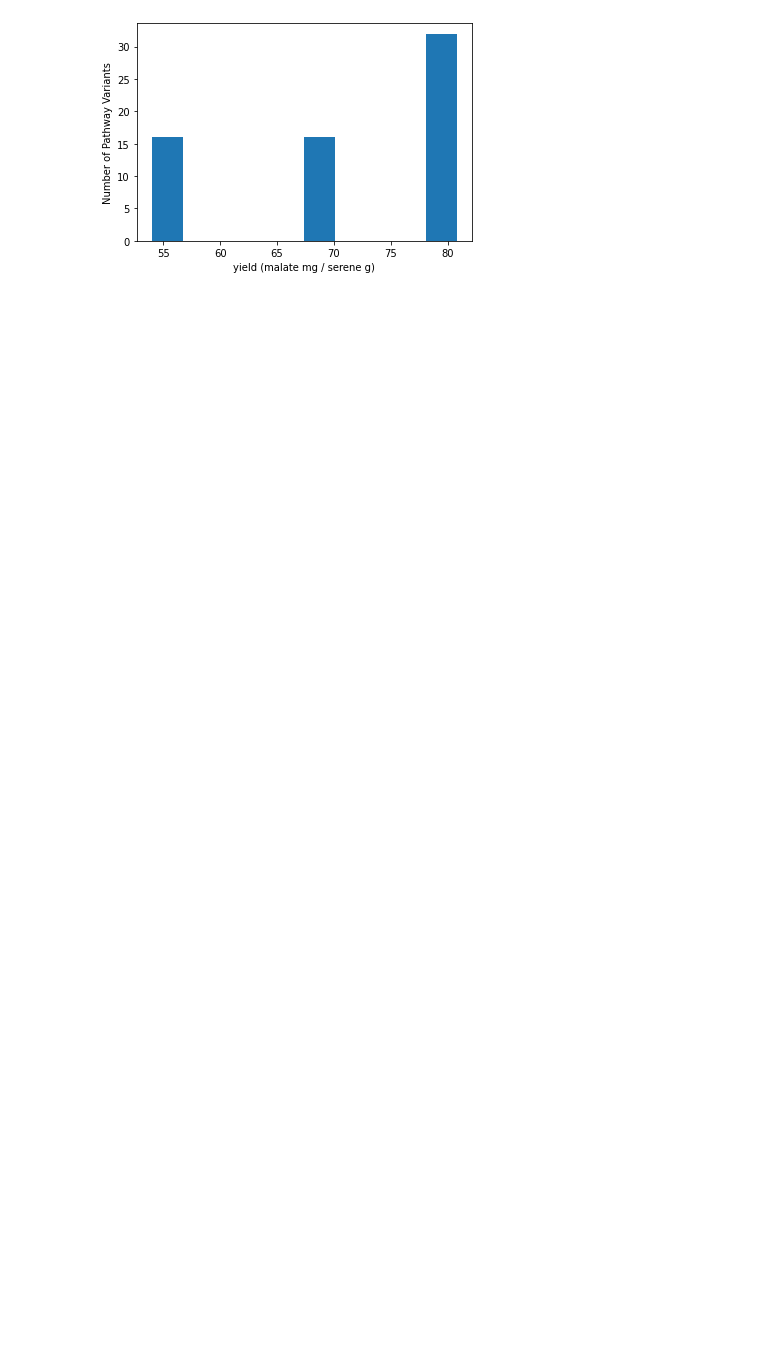
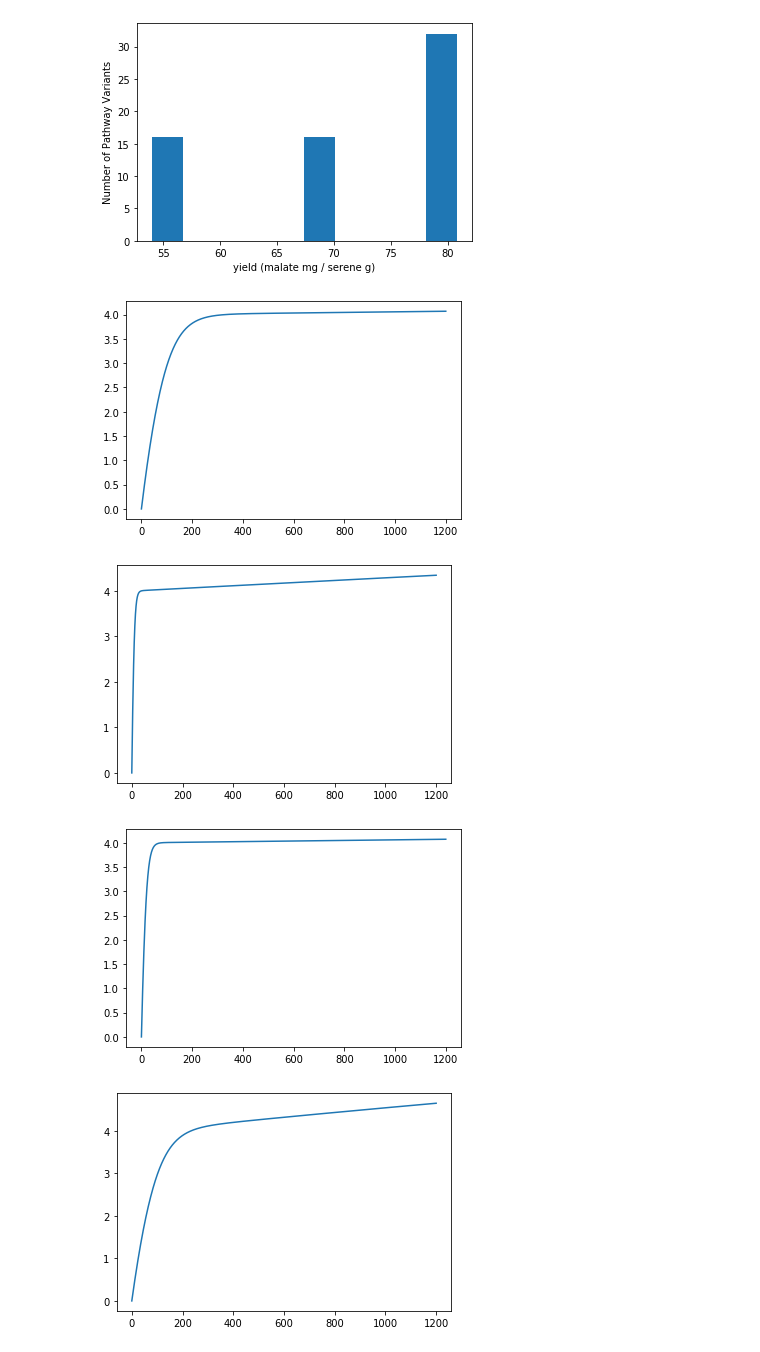
Before and after one commit to carothersresearch/ODBM, a Jupyter notebook: buildModelFromExcel.ipynb, the cells around one changed output. Drawn from its saved outputs; the diff is of its cells as text; code cells hidden in the pictures; blank space fills up the shorter version.

```diff
--- a/buildModelFromExcel.ipynb
+++ b/buildModelFromExcel.ipynb
@@ -80,3 +76,45 @@ plt.xlabel('yield (malate mg / serene g)');
 plt.ylabel('Number of Pathway Variants');
 # %% [output]
 [figure]
+# %%
+#dummy test of different enzyme ratios
+#testing just one combination of enzyme variants
+
+ratios = [1,5,10]
+results_id = np.empty((len(ratios), len(ratios), len(ratios)), dtype=int)
+results = []
+count = 0
+
+for i in ratios:
+    for j in ratios:
+        for k in ratios:
+            r['['+sdaV[0]+']'] = enzymeInit*(i/sum(ratios))
+            r['['+pcxV[0]+']'] = enzymeInit*(j/sum(ratios))
+            r['['+mdhV[0]+']'] = enzymeInit*(k/sum(ratios))
+
+            #results_id[i-1,j-1,k-1] = count
+            results.append(r.simulate(0,1200,1000))
+            r.reset()
+            count += 1
+# %%
+'''
+species = ['[SERINE]','[PYRUVICACID]','[OXALOACETICACID]', '[MALICACID]']
+sample = [0, 5, 10, 15, 20, 25]
+for s in sample:
+    sim = results[s]
+    plt.figure()
+    for sp in species:
+        plt.plot(sim['time'],sim[sp])
+        plt.legend(labels = ['Serine','Pyruvate','Oxaloacetate', 'Malate'])
+'''
+
+sample = [0, 5, 10, 15, 20, 25]
+for s in sample:
+    sim = results[s]
+    plt.figure()
+    plt.plot(sim['time'],sim['[MALICACID]'])
+# %% [output]
+[figure, added]
+[figure, added]
+[figure, added]
+[figure, added]
```
Also changed, not shown: parts of 6 cells of this notebook, 1 other file.
